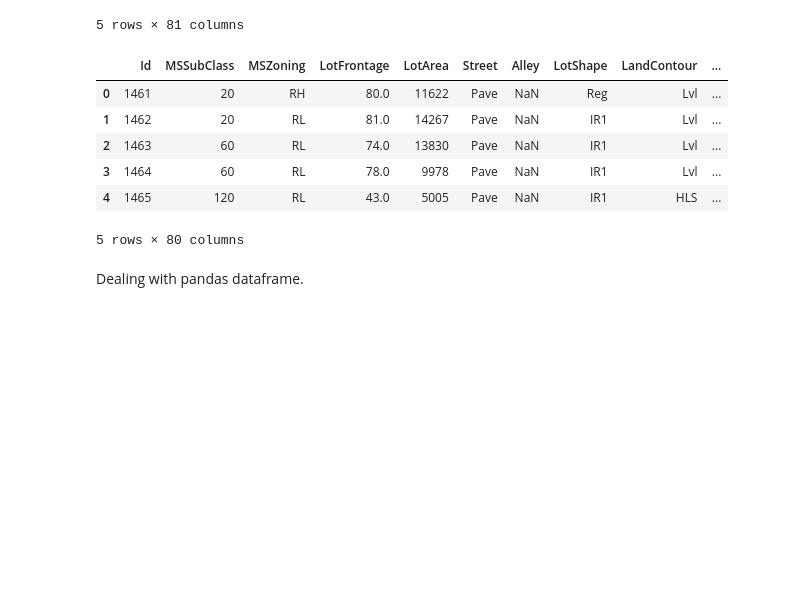
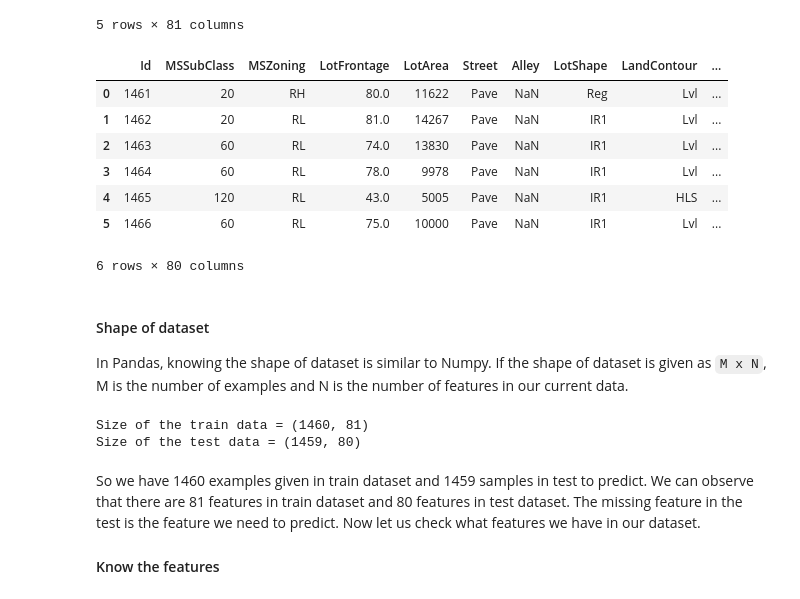
Before and after one commit to r4ghu/IntroToPandas, a Jupyter notebook: Intro to Pandas.ipynb, the cells around one changed output. Drawn from its saved outputs; the diff is of its cells as text; code cells hidden in the pictures; blank space fills up the shorter version.

```diff
--- a/Intro to Pandas.ipynb
+++ b/Intro to Pandas.ipynb
@@ -21,15 +67,29 @@ train.head(5)
 | 3 | 4 | 70 | RL | 60.0 | 9550 | Pave | NaN | IR1 | Lvl | ... |
 | 4 | 5 | 60 | RL | 84.0 | 14260 | Pave | NaN | IR1 | Lvl | ... |
 5 rows × 81 columns
-# %%
-test.head(5)
-# %% [output]
-|  | Id | MSSubClass | MSZoning | LotFrontage | LotArea | Street | Alley | LotShape | LandContour | ... |
-| 0 | 1461 | 20 | RH | 80.0 | 11622 | Pave | NaN | Reg | Lvl | ... |
-| 1 | 1462 | 20 | RL | 81.0 | 14267 | Pave | NaN | IR1 | Lvl | ... |
-| 2 | 1463 | 60 | RL | 74.0 | 13830 | Pave | NaN | IR1 | Lvl | ... |
-| 3 | 1464 | 60 | RL | 78.0 | 9978 | Pave | NaN | IR1 | Lvl | ... |
-| 4 | 1465 | 120 | RL | 43.0 | 5005 | Pave | NaN | IR1 | HLS | ... |
-5 rows × 80 columns
-# %% [markdown]
-Dealing with pandas dataframe.
+# %%
+# We can also use a number to tell how many examples we want to observe.
+test.head(6)
+# %% [output]
+|  | Id | MSSubClass | MSZoning | LotFrontage | LotArea | Street | Alley | LotShape | LandContour | ... |
+| 0 | 1461 | 20 | RH | 80.0 | 11622 | Pave | NaN | Reg | Lvl | ... |
+| 1 | 1462 | 20 | RL | 81.0 | 14267 | Pave | NaN | IR1 | Lvl | ... |
+| 2 | 1463 | 60 | RL | 74.0 | 13830 | Pave | NaN | IR1 | Lvl | ... |
+| 3 | 1464 | 60 | RL | 78.0 | 9978 | Pave | NaN | IR1 | Lvl | ... |
+| 4 | 1465 | 120 | RL | 43.0 | 5005 | Pave | NaN | IR1 | HLS | ... |
+| 5 | 1466 | 60 | RL | 75.0 | 10000 | Pave | NaN | IR1 | Lvl | ... |
+6 rows × 80 columns
+# %% [markdown]
+#### Shape of dataset
+
+In Pandas, knowing the shape of dataset is similar to Numpy. If the shape of dataset is given as `M x N`, M is the number of examples and N is the number of features in our current data.
+# %%
+print("Size of the train data =", train.shape)
+print("Size of the test data = {}".format(test.shape))
+# %% [output]
+Size of the train data = (1460, 81)
+Size of the test data = (1459, 80)
+# %% [markdown]
+So we have 1460 examples given in train dataset and 1459 samples in test to predict. We can observe that there are 81 features in train dataset and 80 features in test dataset. The missing feature in the test is the feature we need to predict. Now let us check what features we have in our dataset.
+
+#### Know the features
```
Also changed, not shown: parts of 17 cells of this notebook.
